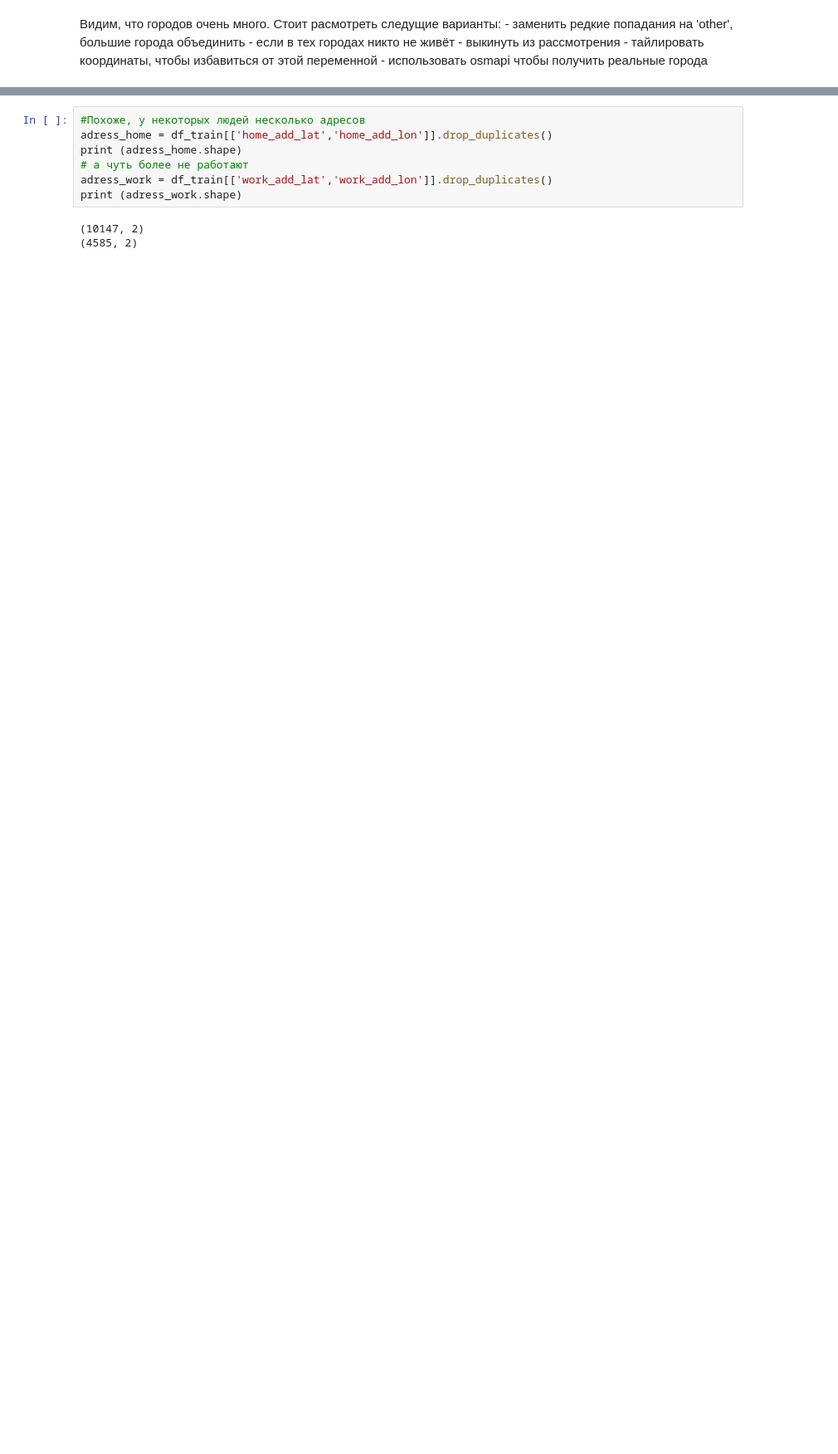
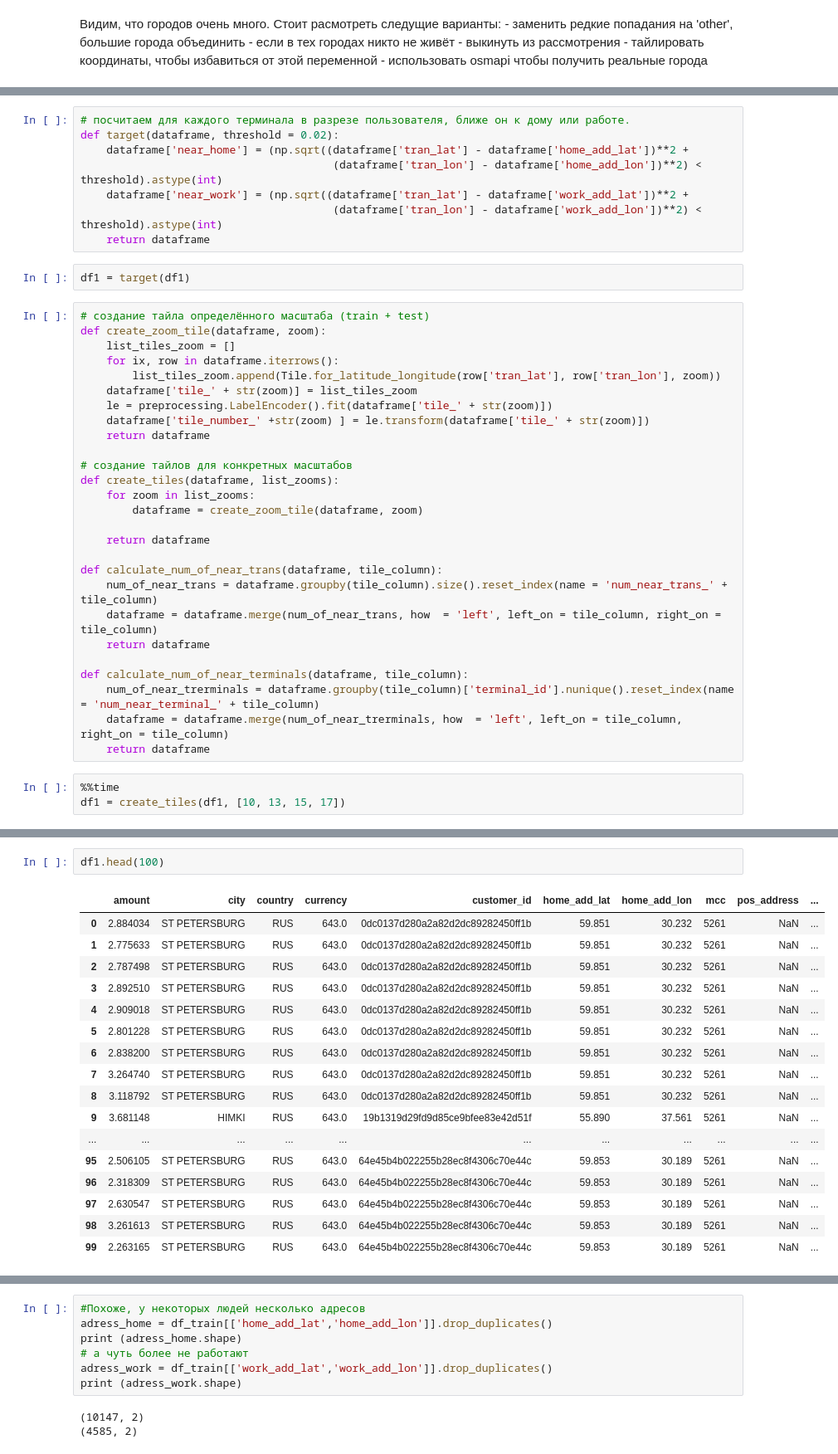
Before and after one commit to GavrilinEugene/raiffeisen_data_cup, a Jupyter notebook: data_exploration.ipynb, the cells around one changed output, grey strips where cells are left out. Shown at 83% size. Drawn from its saved outputs; the diff is of its cells as text; blank space fills up the shorter version.

```diff
--- a/data_exploration.ipynb
+++ b/data_exploration.ipynb
@@ -72,0 +206,40 @@ Name: city, dtype: int64
+# %%
+# посчитаем для каждого терминала в разрезе пользователя, ближе он к дому или работе.
+def target(dataframe, threshold = 0.02):
+    dataframe['near_home'] = (np.sqrt((dataframe['tran_lat'] - dataframe['home_add_lat'])**2 +
+                                       (dataframe['tran_lon'] - dataframe['home_add_lon'])**2) < threshold).astype(int)
+    dataframe['near_work'] = (np.sqrt((dataframe['tran_lat'] - dataframe['work_add_lat'])**2 +
+                                       (dataframe['tran_lon'] - dataframe['work_add_lon'])**2) < threshold).astype(int)
+    return dataframe
+# %%
+df1 = target(df1)
+# %%
+# создание тайла определённого масштаба (train + test)
+def create_zoom_tile(dataframe, zoom):
+    list_tiles_zoom = []
+    for ix, row in dataframe.iterrows():
+        list_tiles_zoom.append(Tile.for_latitude_longitude(row['tran_lat'], row['tran_lon'], zoom))
+    dataframe['tile_' + str(zoom)] = list_tiles_zoom
+    le = preprocessing.LabelEncoder().fit(dataframe['tile_' + str(zoom)])
+    dataframe['tile_number_' +str(zoom) ] = le.transform(dataframe['tile_' + str(zoom)])
+    return dataframe
+
+# создание тайлов для конкретных масштабов
+def create_tiles(dataframe, list_zooms):
+    for zoom in list_zooms:
+        dataframe = create_zoom_tile(dataframe, zoom)
+
+    return dataframe
+
+def calculate_num_of_near_trans(dataframe, tile_column):
+    num_of_near_trans = dataframe.groupby(tile_column).size().reset_index(name = 'num_near_trans_' + tile_column)
+    dataframe = dataframe.merge(num_of_near_trans, how  = 'left', left_on = tile_column, right_on = tile_column)
+    return dataframe
+
+def calculate_num_of_near_terminals(dataframe, tile_column):
+    num_of_near_trerminals = dataframe.groupby(tile_column)['terminal_id'].nunique().reset_index(name = 'num_near_terminal_' + tile_column)
+    dataframe = dataframe.merge(num_of_near_trerminals, how  = 'left', left_on = tile_column, right_on = tile_column)
+    return dataframe
+# %%
+%%time
+df1 = create_tiles(df1, [10, 13, 15, 17])
@@ -72,0 +248,20 @@ Name: city, dtype: int64
+# %%
+df1.head(100)
+# %% [output]
+|  | amount | city | country | currency | customer_id | home_add_lat | home_add_lon | mcc | pos_address | ... |
+| 0 | 2.884034 | ST PETERSBURG | RUS | 643.0 | 0dc0137d280a2a82d2dc89282450ff1b | 59.851 | 30.232 | 5261 | NaN | ... |
+| 1 | 2.775633 | ST PETERSBURG | RUS | 643.0 | 0dc0137d280a2a82d2dc89282450ff1b | 59.851 | 30.232 | 5261 | NaN | ... |
+| 2 | 2.787498 | ST PETERSBURG | RUS | 643.0 | 0dc0137d280a2a82d2dc89282450ff1b | 59.851 | 30.232 | 5261 | NaN | ... |
+| 3 | 2.892510 | ST PETERSBURG | RUS | 643.0 | 0dc0137d280a2a82d2dc89282450ff1b | 59.851 | 30.232 | 5261 | NaN | ... |
+| 4 | 2.909018 | ST PETERSBURG | RUS | 643.0 | 0dc0137d280a2a82d2dc89282450ff1b | 59.851 | 30.232 | 5261 | NaN | ... |
+| 5 | 2.801228 | ST PETERSBURG | RUS | 643.0 | 0dc0137d280a2a82d2dc89282450ff1b | 59.851 | 30.232 | 5261 | NaN | ... |
+| 6 | 2.838200 | ST PETERSBURG | RUS | 643.0 | 0dc0137d280a2a82d2dc89282450ff1b | 59.851 | 30.232 | 5261 | NaN | ... |
+| 7 | 3.264740 | ST PETERSBURG | RUS | 643.0 | 0dc0137d280a2a82d2dc89282450ff1b | 59.851 | 30.232 | 5261 | NaN | ... |
+| 8 | 3.118792 | ST PETERSBURG | RUS | 643.0 | 0dc0137d280a2a82d2dc89282450ff1b | 59.851 | 30.232 | 5261 | NaN | ... |
+| 9 | 3.681148 | HIMKI | RUS | 643.0 | 19b1319d29fd9d85ce9bfee83e42d51f | 55.890 | 37.561 | 5261 | NaN | ... |
+| ... | ... | ... | ... | ... | ... | ... | ... | ... | ... | ... |
+| 95 | 2.506105 | ST PETERSBURG | RUS | 643.0 | 64e45b4b022255b28ec8f4306c70e44c | 59.853 | 30.189 | 5261 | NaN | ... |
+| 96 | 2.318309 | ST PETERSBURG | RUS | 643.0 | 64e45b4b022255b28ec8f4306c70e44c | 59.853 | 30.189 | 5261 | NaN | ... |
+| 97 | 2.630547 | ST PETERSBURG | RUS | 643.0 | 64e45b4b022255b28ec8f4306c70e44c | 59.853 | 30.189 | 5261 | NaN | ... |
+| 98 | 3.261613 | ST PETERSBURG | RUS | 643.0 | 64e45b4b022255b28ec8f4306c70e44c | 59.853 | 30.189 | 5261 | NaN | ... |
+| 99 | 2.263165 | ST PETERSBURG | RUS | 643.0 | 64e45b4b022255b28ec8f4306c70e44c | 59.853 | 30.189 | 5261 | NaN | ... |
```
Also changed, not shown: parts of 35 cells of this notebook, 1 other file.
